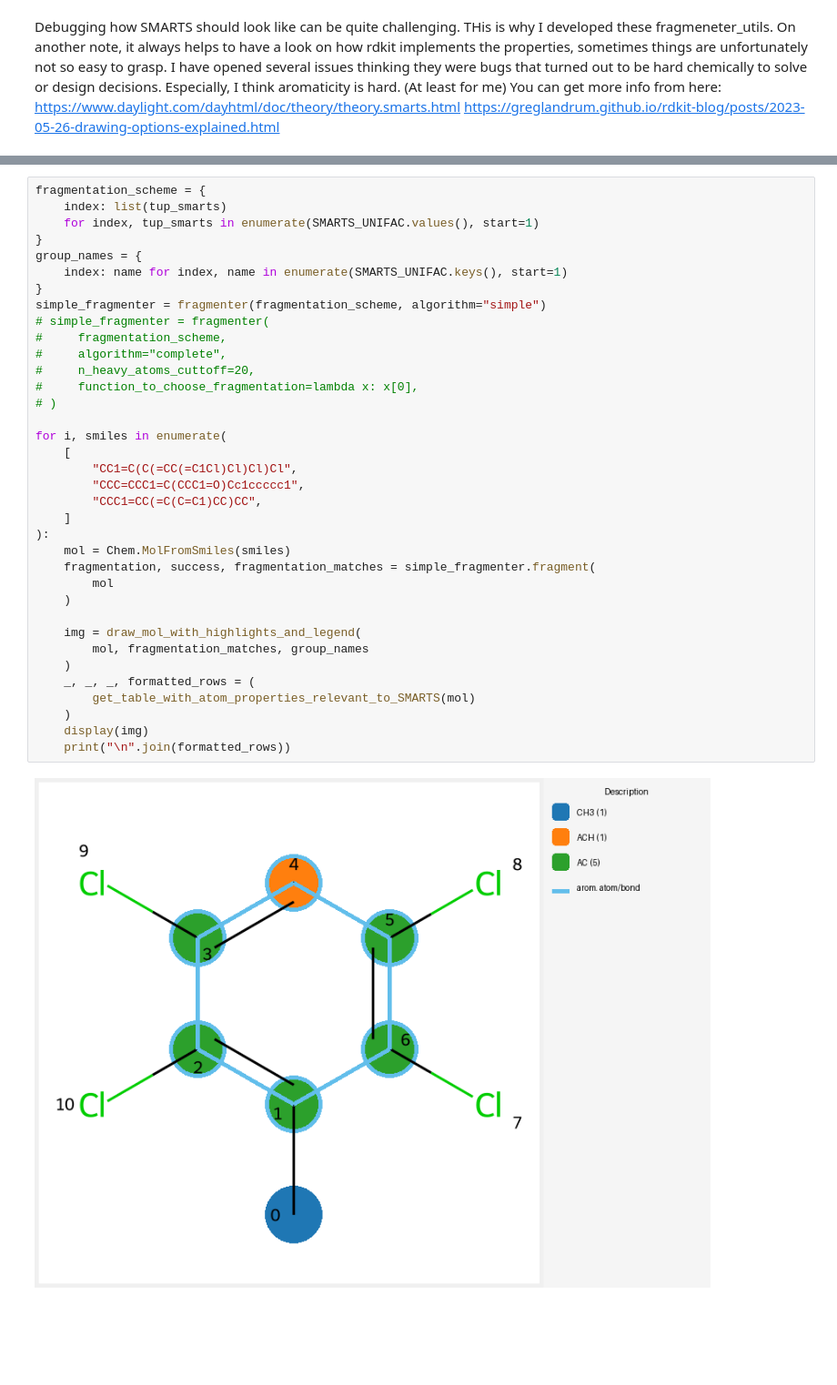
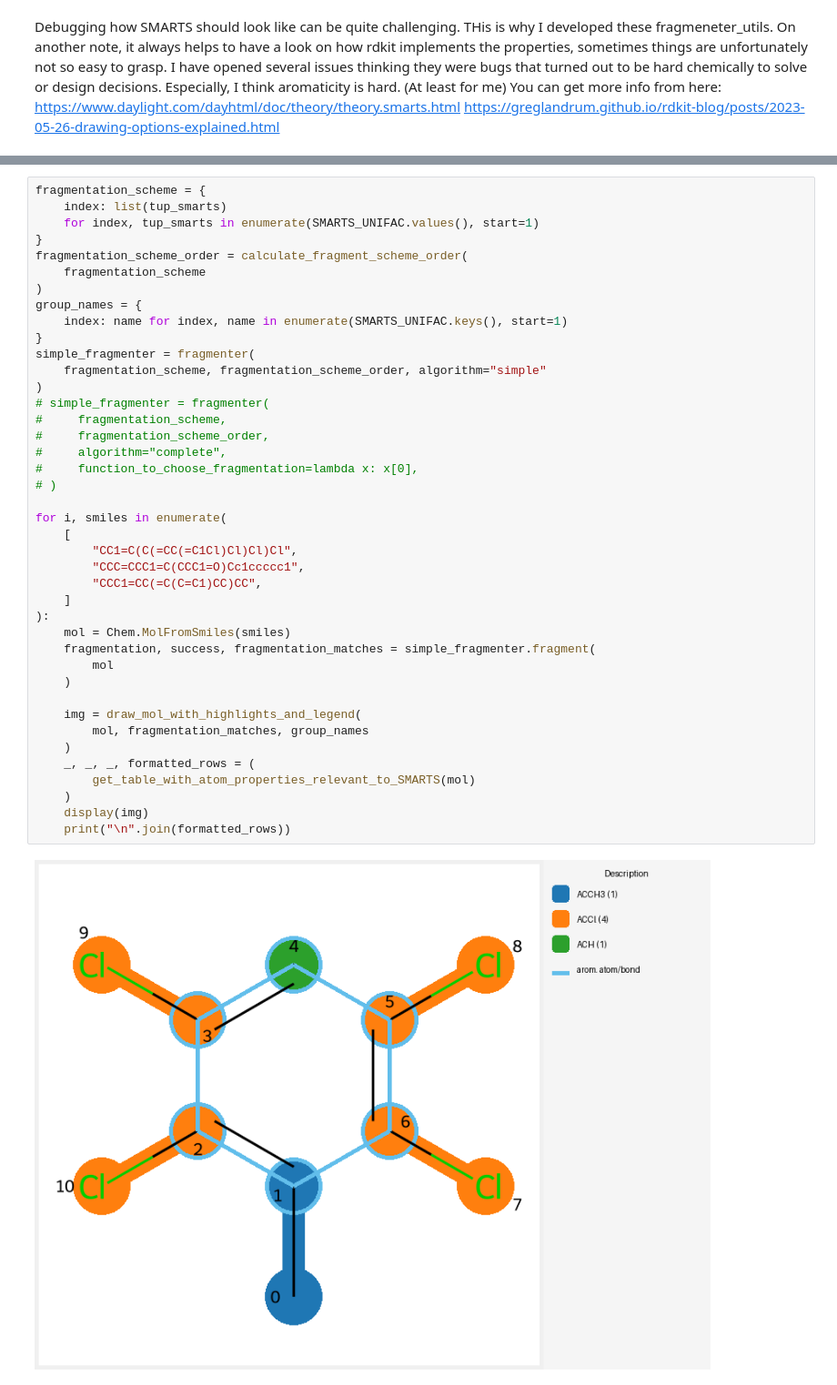
Before and after one commit to yu9824/fragmenter, a Jupyter notebook: examples/debug_fragmentation_example.ipynb, the cells around one changed output, grey strips where cells are left out. Shown at 91% size. Drawn from its saved outputs; the diff is of its cells as text; blank space fills up the shorter version.

```diff
--- a/examples/debug_fragmentation_example.ipynb
+++ b/examples/debug_fragmentation_example.ipynb
@@ -18,39 +19,44 @@ fragmentation_scheme = {
     index: list(tup_smarts)
     for index, tup_smarts in enumerate(SMARTS_UNIFAC.values(), start=1)
 }
+fragmentation_scheme_order = calculate_fragment_scheme_order(
+    fragmentation_scheme
+)
 group_names = {
     index: name for index, name in enumerate(SMARTS_UNIFAC.keys(), start=1)
 }
-simple_fragmenter = fragmenter(fragmentation_scheme, algorithm="simple")
+simple_fragmenter = fragmenter(
+    fragmentation_scheme, fragmentation_scheme_order, algorithm="simple"
+)
 # simple_fragmenter = fragmenter(
 #     fragmentation_scheme,
+#     fragmentation_scheme_order,
 #     algorithm="complete",
-#     n_heavy_atoms_cuttoff=20,
 #     function_to_choose_fragmentation=lambda x: x[0],
 # )
 
 for i, smiles in enumerate(
     [
         "CC1=C(C(=CC(=C1Cl)Cl)Cl)Cl",
         "CCC=CCC1=C(CCC1=O)Cc1ccccc1",
         "CCC1=CC(=C(C=C1)CC)CC",
     ]
 ):
     mol = Chem.MolFromSmiles(smiles)
     fragmentation, success, fragmentation_matches = simple_fragmenter.fragment(
         mol
     )
 
     img = draw_mol_with_highlights_and_legend(
         mol, fragmentation_matches, group_names
     )
     _, _, _, formatted_rows = (
         get_table_with_atom_properties_relevant_to_SMARTS(mol)
     )
     display(img)
     print("\n".join(formatted_rows))
 # %% [output]
-[figure, old version]
+[figure, new version]
 idx | Sym[AN] | Charge | Arom   | Degree | Tot. Hs | Impl. Hs | R. Count | R. Size | Val.   | Conn.  | R. Conn. | Chir. | CIP
 ----+---------+--------+--------+--------+---------+----------+----------+---------+--------+--------+----------+-------+----
 0   | C [6]   | 0      | A      | 1      | 3       | 3        | 0        |         | 4      | 4      | 0        | ✘     |
```
Also changed, not shown: parts of 2 cells of this notebook, 1 other file.
